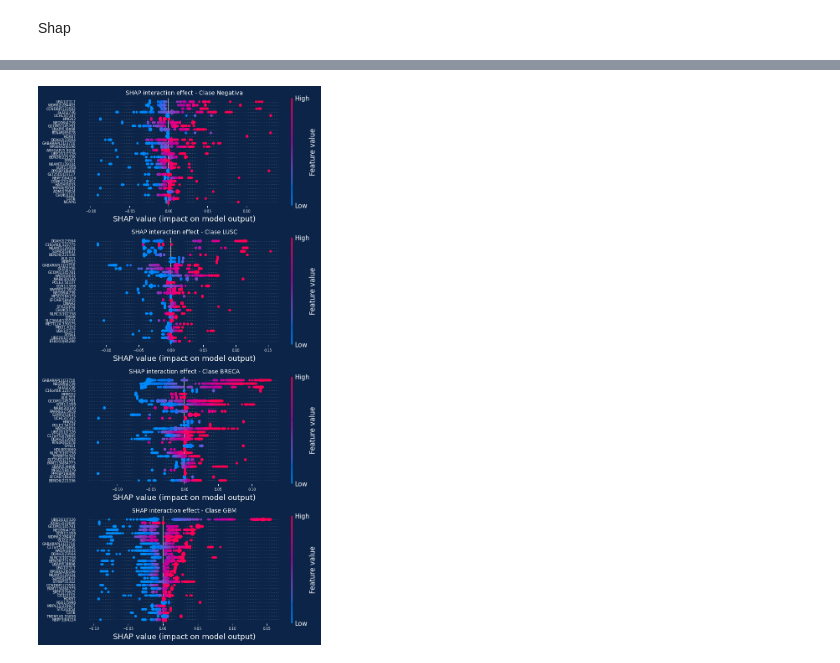
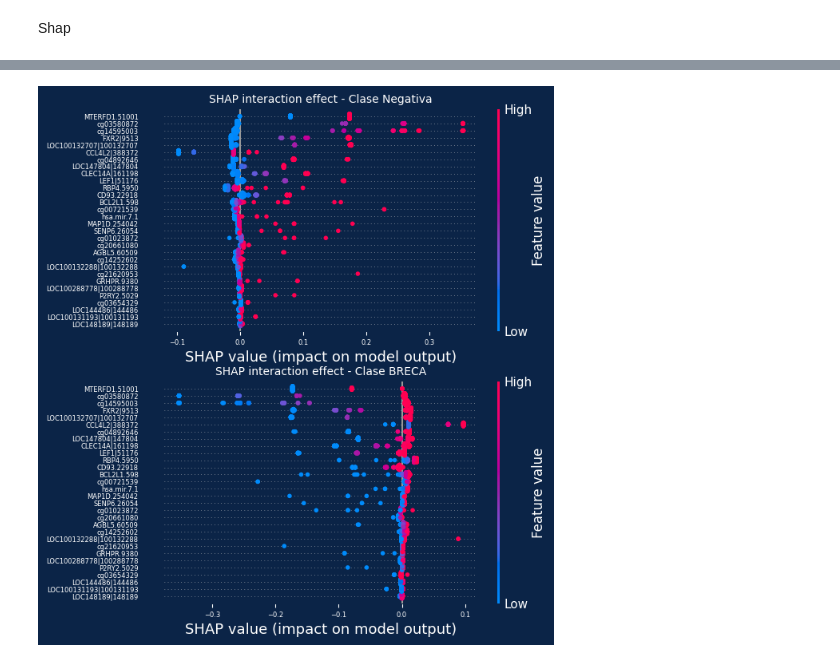
Before and after one commit to rowl27/Cancer-Omics, a Jupyter notebook: 01_05TCGA_BRECA_EXP_METH.ipynb, the cells around one changed output, grey strips where cells are left out. Saved outputs shown, nothing was run; the diff lists cells and outputs as text; code cells hidden in the pictures.

```diff
--- a/01_05TCGA_BRECA_EXP_METH.ipynb
+++ b/01_05TCGA_BRECA_EXP_METH.ipynb
@@ -329,0 +374,4 @@ features.shape
+# %%
+# Filter for correlations above a certain threshold (e.g., 0.8)
+threshold = 0.8
+highly_correlated = correlation_matrix[np.abs(correlation_matrix) > threshold]
@@ -452,5 +534,5 @@ def train(model, optimizer, epochs, device):
 
         print("\tEpoch", epoch + 1, "\tAverage Loss: ", overall_loss/(batch_idx*batch_size))
     return overall_loss
-train(model, optimizer, epochs=50, device=device)
+train(model, optimizer, epochs=100, device=device)
 # %% [output]
@@ -570,0 +705,20 @@ shap_values .shape
+# %%
+plt.style.use(cyberpunk_theme)
+fig = plt.figure(tight_layout=True, figsize=(10, 5))
+spec = gridspec.GridSpec(ncols=1, nrows=4, figure=fig)  # Ajustado a una sola fila para visualización en paralelo
+
+ax1 = fig.add_subplot(spec[0, 0])  # ax1 en la primera columna
+shap.summary_plot(shap_values[:, :, 0], features=shap_values[:, :, 0], feature_names=x_test.columns, max_display=30, axis_color='w', show=False)  # show=False para evitar que se muestre antes de tiempo
+ax1.yaxis.label.set_color('white')
+ax1.xaxis.label.set_color('white')
+ax1.tick_params(axis='x', colors='white', labelsize=6)
+ax1.tick_params(axis='y', colors='white', labelsize=6)
+ax1.set_title(f'SHAP interaction effect - Clase Negativa', fontsize=10)  # Título para ax1
+
+ax2 = fig.add_subplot(spec[1, 0])  # ax2 en la segunda columna
+shap.summary_plot(shap_values[:, :, 1], features=shap_values[:, :, 1], feature_names=x_test.columns, max_display=30, axis_color='w', show=False)  # show=False para evitar que se muestre antes de tiempo
+ax2.yaxis.label.set_color('white')
+ax2.xaxis.label.set_color('white')
+ax2.tick_params(axis='x', colors='white', labelsize=6)
+ax2.tick_params(axis='y', colors='white', labelsize=6)
+ax2.set_title(f'SHAP interaction effect - Clase BRECA', fontsize=10)  # Título para ax2
@@ -571,41 +728,26 @@ shap_values .shape
 # %%
 plt.style.use(cyberpunk_theme)
 fig = plt.figure(tight_layout=True, figsize=(10, 5))
 spec = gridspec.GridSpec(ncols=1, nrows=4, figure=fig)  # Ajustado a una sola fila para visualización en paralelo
 
 ax1 = fig.add_subplot(spec[0, 0])  # ax1 en la primera columna
 shap.summary_plot(shap_values[:, :, 0], features=shap_values[:, :, 0], feature_names=x_test.columns, max_display=30, axis_color='w', show=False)  # show=False para evitar que se muestre antes de tiempo
 ax1.yaxis.label.set_color('white')
 ax1.xaxis.label.set_color('white')
 ax1.tick_params(axis='x', colors='white', labelsize=6)
 ax1.tick_params(axis='y', colors='white', labelsize=6)
 ax1.set_title(f'SHAP interaction effect - Clase Negativa', fontsize=10)  # Título para ax1
 
 ax2 = fig.add_subplot(spec[1, 0])  # ax2 en la segunda columna
 shap.summary_plot(shap_values[:, :, 1], features=shap_values[:, :, 1], feature_names=x_test.columns, max_display=30, axis_color='w', show=False)  # show=False para evitar que se muestre antes de tiempo
 ax2.yaxis.label.set_color('white')
 ax2.xaxis.label.set_color('white')
 ax2.tick_params(axis='x', colors='white', labelsize=6)
 ax2.tick_params(axis='y', colors='white', labelsize=6)
-ax2.set_title(f'SHAP interaction effect - Clase LUSC', fontsize=10)  # Título para ax2
+ax2.set_title(f'SHAP interaction effect - Clase BRECA', fontsize=10)  # Título para ax2
 
-ax3 = fig.add_subplot(spec[2, 0])  # ax2 en la segunda columna
-shap.summary_plot(shap_values[:, :, 2], features=shap_values[:, :, 2], feature_names=x_test.columns, max_display=30, axis_color='w', show=False)  # show=False para evitar que se muestre antes de tiempo
-ax3.yaxis.label.set_color('white')
-ax3.xaxis.label.set_color('white')
-ax3.tick_params(axis='x', colors='white', labelsize=6)
-ax3.tick_params(axis='y', colors='white', labelsize=6)
-ax3.set_title(f'SHAP interaction effect - Clase BRECA', fontsize=10)  # Título para ax2
-
-ax4 = fig.add_subplot(spec[3, 0])  # ax2 en la segunda columna
-shap.summary_plot(shap_values[:, :, 3], features=shap_values[:, :, 3], feature_names=x_test.columns, max_display=30, axis_color='w', show=False)  # show=False para evitar que se muestre antes de tiempo
-ax4.yaxis.label.set_color('white')
-ax4.xaxis.label.set_color('white')
-ax4.tick_params(axis='x', colors='white', labelsize=6)
-ax4.tick_params(axis='y', colors='white', labelsize=6)
-ax4.set_title(f'SHAP interaction effect - Clase GBM', fontsize=10)  # Títu
 
 
 plt.show()
 # %% [output]
-[figure, old version]
+[figure, new version]
```
Also changed, not shown: parts of 44 cells of this notebook.
